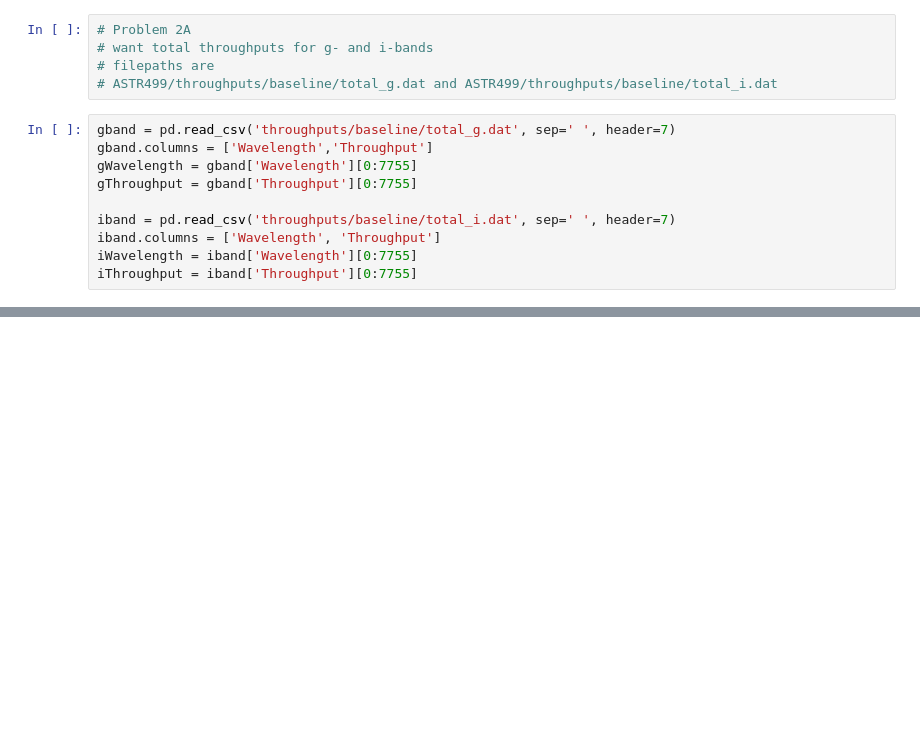
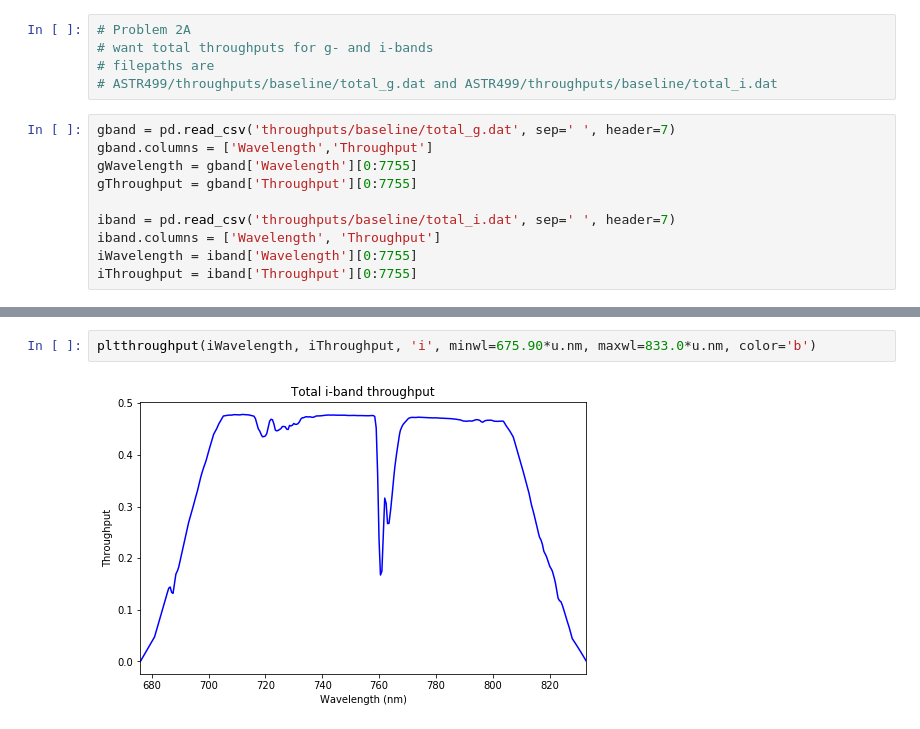
Before and after one commit to jbc1216/ASTR499, a Jupyter notebook: QuasarSpectra.ipynb, the cells around one changed output, grey strips where cells are left out. Drawn from its saved outputs; the diff is of its cells as text; blank space fills up the shorter version.

```diff
--- a/QuasarSpectra.ipynb
+++ b/QuasarSpectra.ipynb
@@ -121,0 +106,4 @@ plt.show()
+# %%
+pltthroughput(iWavelength, iThroughput, 'i', minwl=675.90*u.nm, maxwl=833.0*u.nm, color='b')
+# %% [output]
+[figure, added]
```
Also changed, not shown: parts of 10 cells of this notebook.
